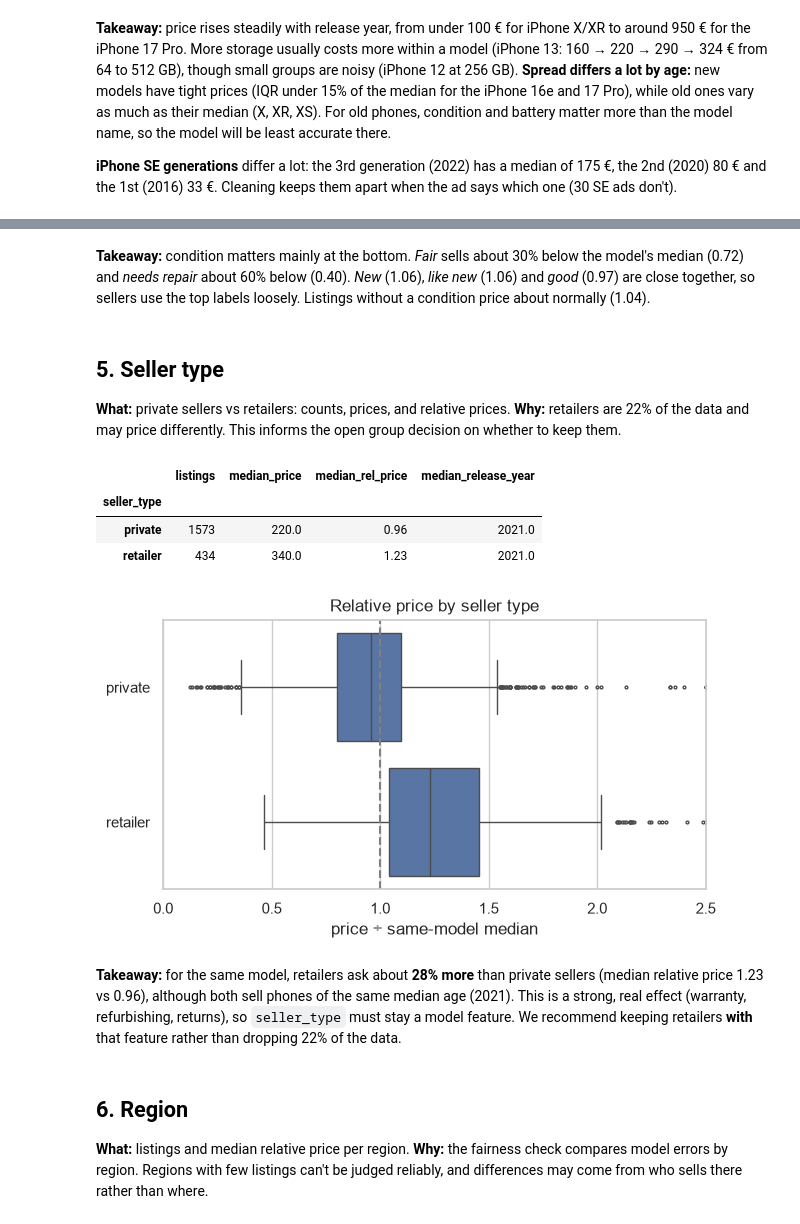
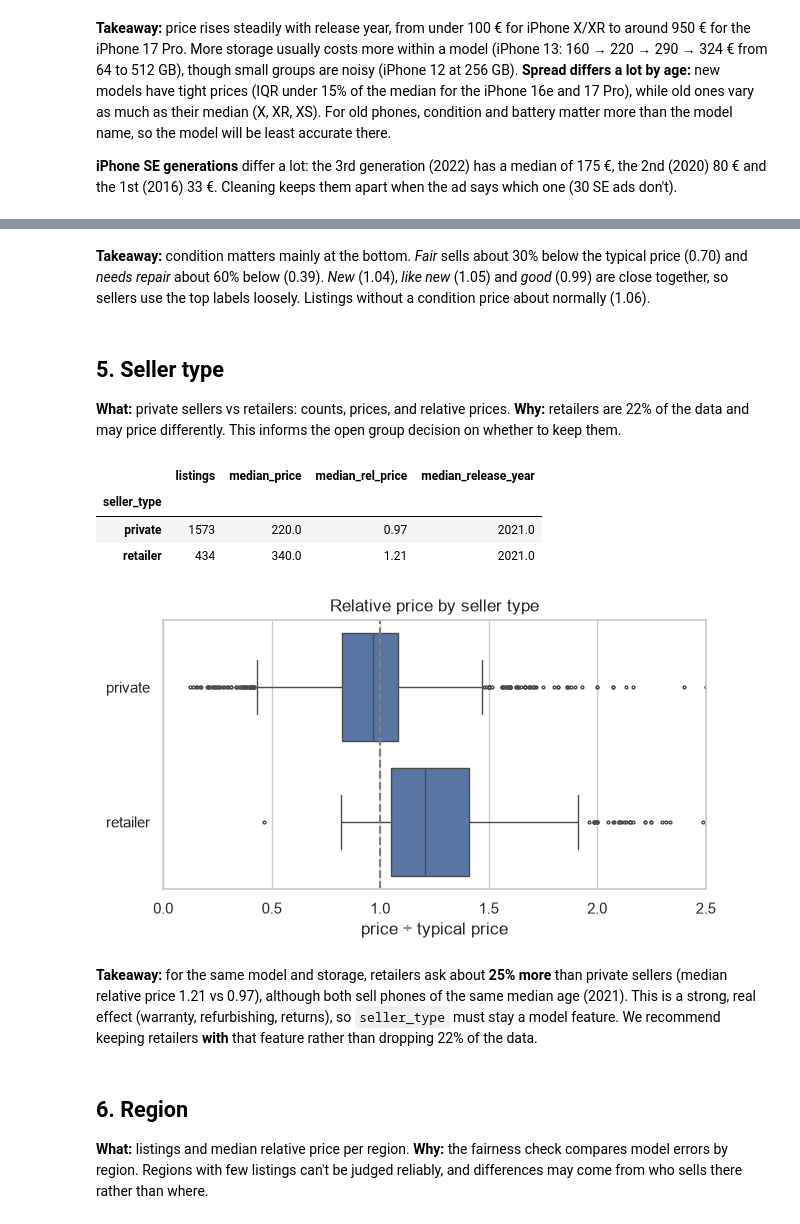
Before and after one commit to HashirSalam/priced-right, a Jupyter notebook: notebooks/1.0-eda.ipynb, the cells around one changed output, grey strips where cells are left out. Drawn from its saved outputs; the diff is of its cells as text; code cells hidden in the pictures.

```diff
--- a/notebooks/1.0-eda.ipynb
+++ b/notebooks/1.0-eda.ipynb
@@ -31,8 +31,13 @@ pd.set_option("display.max_columns", 30, "display.width", 120)
 
 df = load_clean()
 df["log_price"] = np.log1p(df["price_eur"])
-df["rel_price"] = df["price_eur"] / df.groupby("exact_model")["price_eur"].transform("median")
+# Typical price = median of the same model + storage; fall back to the model when storage is unknown or rare (<5 listings)
+model_median = df.groupby("exact_model")["price_eur"].transform("median")
+same_phone = df.groupby(["exact_model", "storage_gb"])["price_eur"]
+use_storage = df["storage_gb"].notna() & (same_phone.transform("size") >= 5)
+df["rel_price"] = df["price_eur"] / np.where(use_storage, same_phone.transform("median"), model_median)
 df["is_private"] = df["seller_type"].eq("private")
 
-print(f"{len(df):,} listings, {df['exact_model'].nunique()} models, collected {df['collected_at'].iloc[0][:10]}")
+print(f"{len(df):,} listings, {df['exact_model'].nunique()} models, collected {df['collected_at'].iloc[0][:10]}; "
+      f"typical price from model + storage for {use_storage.mean():.0%} of listings")
 # %% [output]
@@ -188,5 +193,5 @@ d.groupby("condition")["rel_price"].agg(listings="size", median="median").reinde
 # %% [markdown]
-**Takeaway:** condition matters mainly at the bottom. *Fair* sells about 30% below the model's median (0.72) and *needs repair* about 60% below (0.40). *New* (1.06), *like new* (1.06) and *good* (0.97) are close together, so sellers use the top labels loosely. Listings without a condition price about normally (1.04).
+**Takeaway:** condition matters mainly at the bottom. *Fair* sells about 30% below the typical price (0.70) and *needs repair* about 60% below (0.39). *New* (1.04), *like new* (1.05) and *good* (0.99) are close together, so sellers use the top labels loosely. Listings without a condition price about normally (1.06).
 # %% [markdown]
 ## 5. Seller type
 
@@ -202,18 +207,18 @@ df.groupby("seller_type").agg(
 # %% [output]
 |  | listings | median_price | median_rel_price | median_release_year |
 | seller_type |  |  |  |  |
-| private | 1573 | 220.0 | 0.96 | 2021.0 |
-| retailer | 434 | 340.0 | 1.23 | 2021.0 |
+| private | 1573 | 220.0 | 0.97 | 2021.0 |
+| retailer | 434 | 340.0 | 1.21 | 2021.0 |
 # %%
 fig, ax = plt.subplots(figsize=(7, 3.5))
 sns.boxplot(data=df, x="rel_price", y="seller_type", fliersize=2, ax=ax)
 ax.axvline(1, ls="--", c="grey")
-ax.set(xlim=(0, 2.5), xlabel="price ÷ same-model median", ylabel="", title="Relative price by seller type")
+ax.set(xlim=(0, 2.5), xlabel="price ÷ typical price", ylabel="", title="Relative price by seller type")
 plt.show()
 # %% [output]
-[figure, old version]
+[figure, new version]
 # %% [markdown]
-**Takeaway:** for the same model, retailers ask about **28% more** than private sellers (median relative price 1.23 vs 0.96), although both sell phones of the same median age (2021). This is a strong, real effect (warranty, refurbishing, returns), so `seller_type` must stay a model feature. We recommend keeping retailers **with** that feature rather than dropping 22% of the data.
+**Takeaway:** for the same model and storage, retailers ask about **25% more** than private sellers (median relative price 1.21 vs 0.97), although both sell phones of the same median age (2021). This is a strong, real effect (warranty, refurbishing, returns), so `seller_type` must stay a model feature. We recommend keeping retailers **with** that feature rather than dropping 22% of the data.
 # %% [markdown]
 ## 6. Region
 
```
Also changed, not shown: parts of 15 cells of this notebook, 2 other files.
